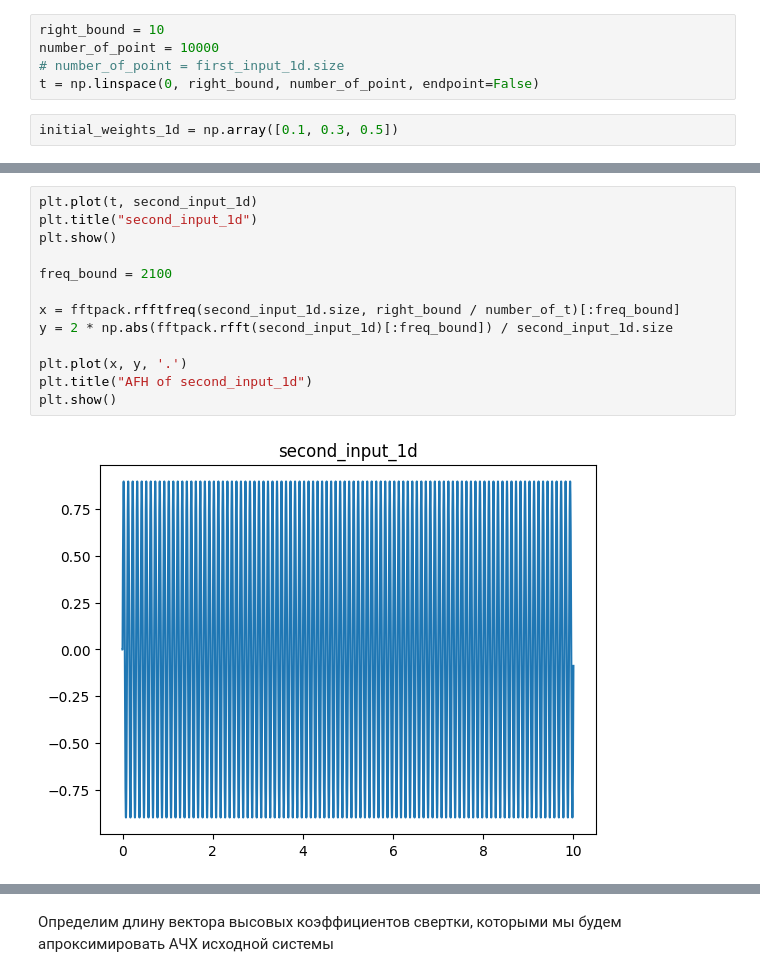
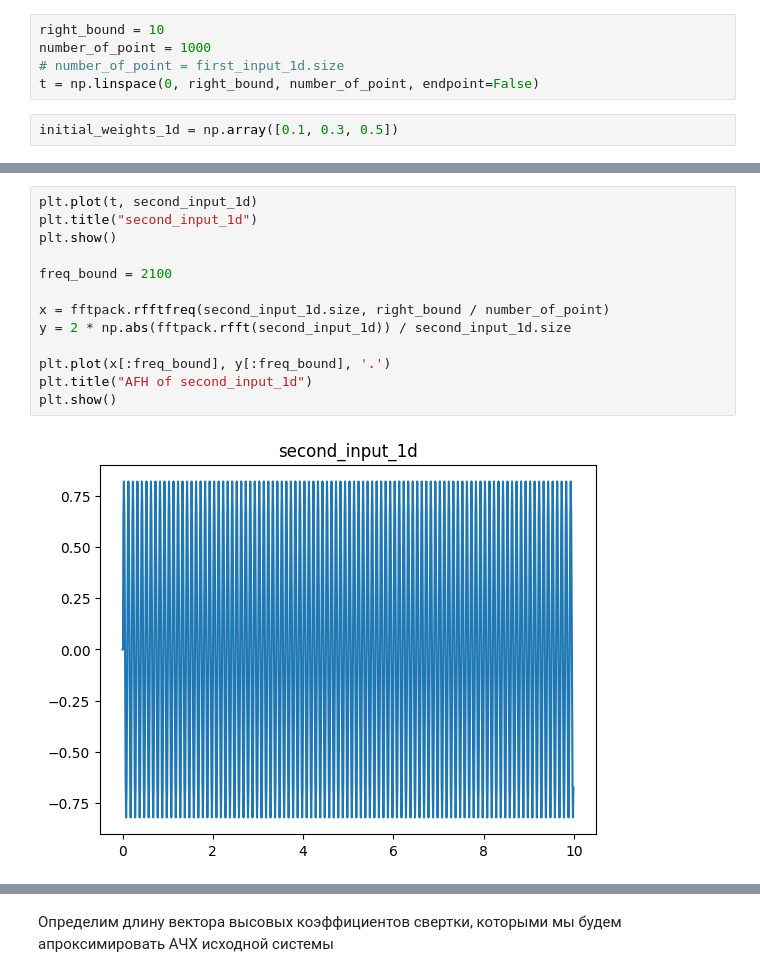
Before and after one commit to dd114/Adaptive-filter-1, a Jupyter notebook: Adaptive-filter-1.ipynb, the cells around one changed output, grey strips where cells are left out. Drawn from its saved outputs; the diff is of its cells as text.

```diff
--- a/Adaptive-filter-1.ipynb
+++ b/Adaptive-filter-1.ipynb
@@ -126,7 +126,7 @@ number_of_weights_2d = 1
 # print(first_input_1d.size, second_input_1d.size)
 # %%
 right_bound = 10
-number_of_point = 10000
+number_of_point = 1000
 # number_of_point = first_input_1d.size
 t = np.linspace(0, right_bound, number_of_point, endpoint=False)
 # %%
@@ -156,15 +156,15 @@ plt.show()
 # %%
 plt.plot(t, second_input_1d)
 plt.title("second_input_1d")
 plt.show()
 
 freq_bound = 2100
 
-x = fftpack.rfftfreq(second_input_1d.size, right_bound / number_of_t)[:freq_bound]
-y = 2 * np.abs(fftpack.rfft(second_input_1d)[:freq_bound]) / second_input_1d.size
+x = fftpack.rfftfreq(second_input_1d.size, right_bound / number_of_point)
+y = 2 * np.abs(fftpack.rfft(second_input_1d)) / second_input_1d.size
 
-plt.plot(x, y, '.')
+plt.plot(x[:freq_bound], y[:freq_bound], '.')
 plt.title("AFH of second_input_1d")
 plt.show()
 # %% [output]
-[figure, old version]
+[figure, new version]
```
Also changed, not shown: parts of 11 cells of this notebook, 2 other files.
